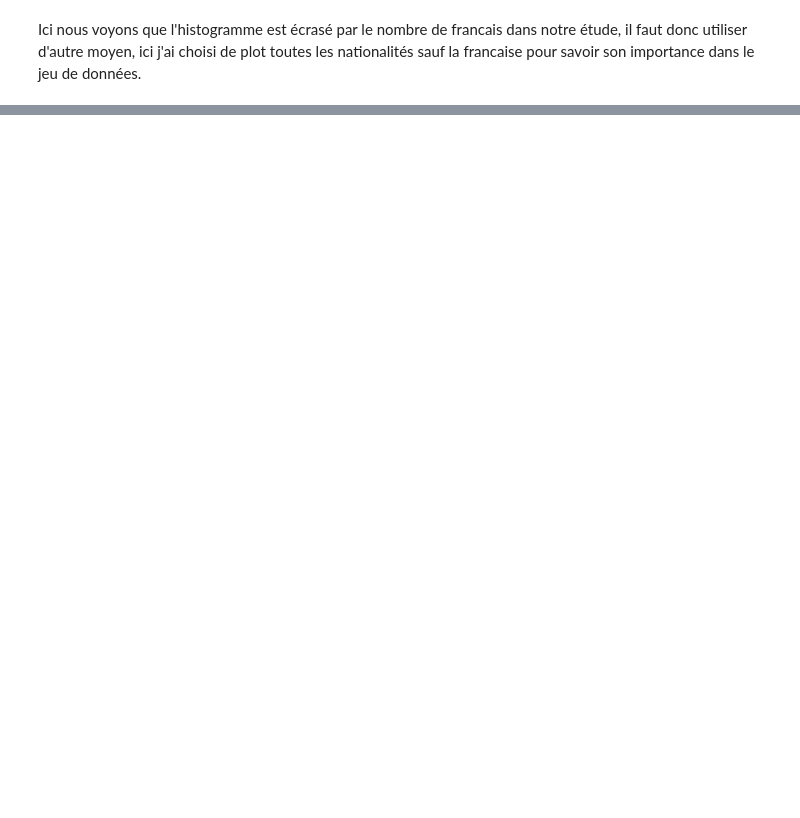
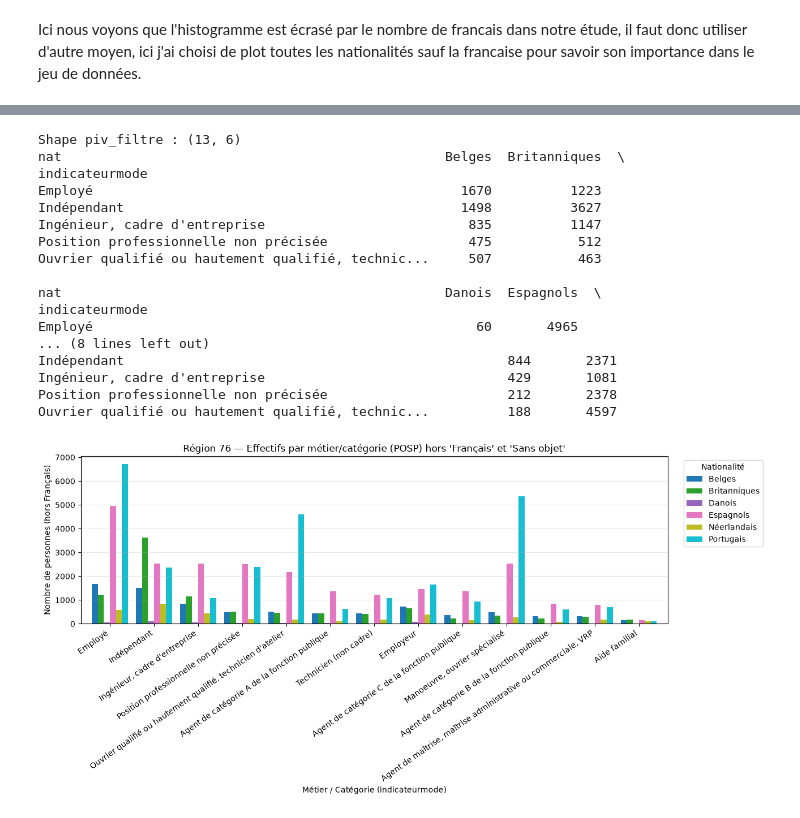
Before and after one commit to Martinos00729/Martin_B-, a Jupyter notebook: Carte.ipynb, the cells around one changed output, grey strips where cells are left out. Cells and saved outputs as stored; diff of their text form; code cells hidden in the pictures; blank space fills up the shorter version.

```diff
--- a/Carte.ipynb
+++ b/Carte.ipynb
@@ -155,0 +198,64 @@ plt.show()
+# %%
+import matplotlib.pyplot as plt
+import pandas as pd
+
+df = pd.read_csv("data_epci_selection.csv", sep=";")
+df_76_posp = df[
+    (df["INSEE_REG"] == 76) & (df["indicateurcode"] == "POSP")
+].copy()
+
+piv = df_76_posp.pivot_table(
+    index="indicateurmode",
+    columns="nat",
+    values="ensemble",
+    aggfunc="sum",
+    fill_value=0,
+)
+
+order = piv.sum(axis=1).sort_values(ascending=False).index
+piv = piv.loc[order]
+
+piv_filtre = piv.drop(index=["Sans objet"], errors="ignore").drop(
+    columns=["Français"], errors="ignore"
+)
+
+print("Shape piv_filtre :", piv_filtre.shape)
+print(piv_filtre.head())
+
+if piv_filtre.empty:
+  print("Attention : piv_filtre est vide !")
+else:
+  fig, ax = plt.subplots(figsize=(13, 6.5))
+  piv_filtre.plot(
+      kind="bar", stacked=False, ax=ax, colormap="tab10", width=0.82
+  )
+  ax.set_title(
+      "Région 76 — Effectifs par métier/catégorie (POSP) hors 'Français' et"
+      " 'Sans objet'"
+  )
+  ax.set_xlabel("Métier / Catégorie (indicateurmode)")
+  ax.set_ylabel("Nombre de personnes (hors Français)")
+  ax.legend(title="Nationalité", bbox_to_anchor=(1.02, 1), loc="upper left")
+  ax.grid(axis="y", alpha=0.3)
+  plt.xticks(rotation=35, ha="right")
+  plt.tight_layout()
+  plt.show()
+# %% [output]
+Shape piv_filtre : (13, 6)
+nat                                                 Belges  Britanniques  \
+indicateurmode
+Employé                                               1670          1223
+Indépendant                                           1498          3627
+Ingénieur, cadre d'entreprise                          835          1147
+Position professionnelle non précisée                  475           512
+Ouvrier qualifié ou hautement qualifié, technic...     507           463
+
+nat                                                 Danois  Espagnols  \
+indicateurmode
+Employé                                                 60       4965
+... (8 lines left out)
+Indépendant                                                 844       2371
+Ingénieur, cadre d'entreprise                               429       1081
+Position professionnelle non précisée                       212       2378
+Ouvrier qualifié ou hautement qualifié, technic...          188       4597
+[figure, added]
```
Also changed, not shown: parts of 8 cells of this notebook.
